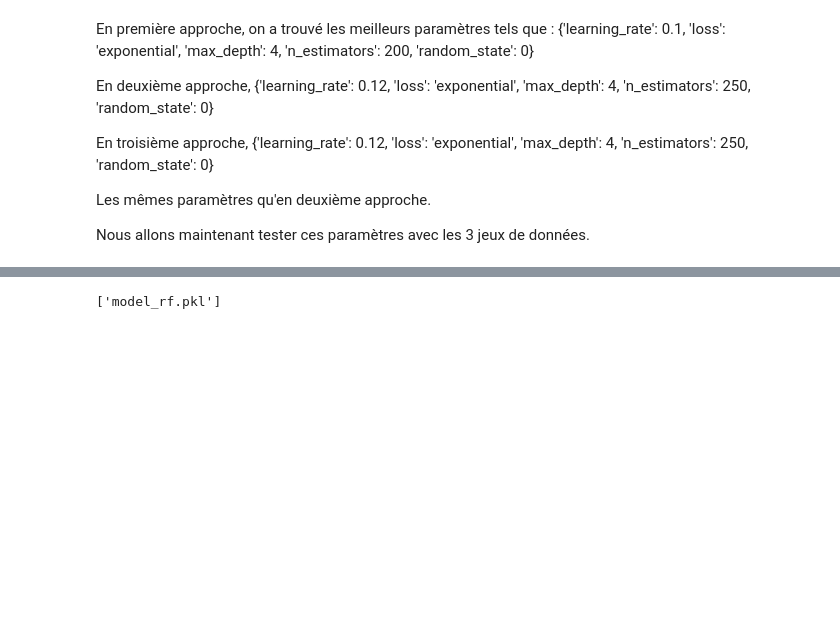
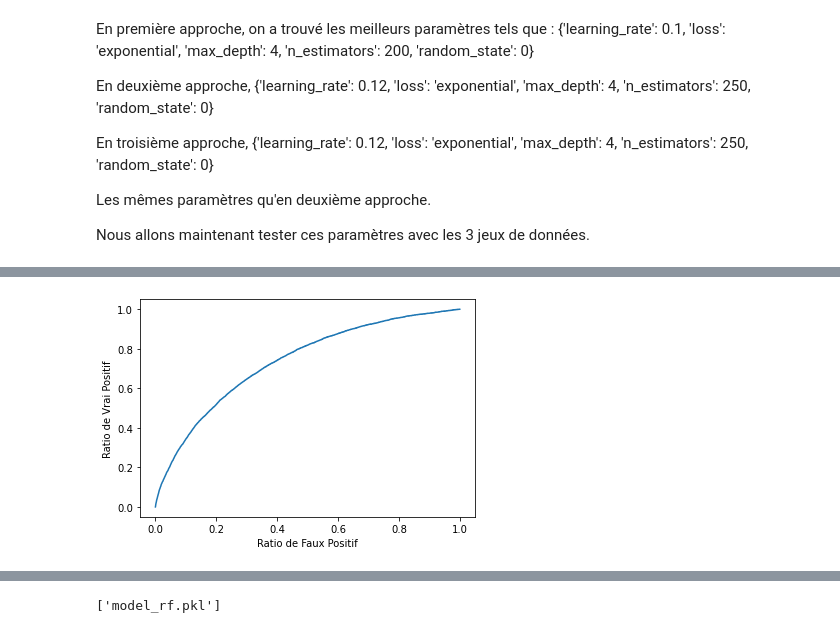
Before and after one commit to TravelAsATeam/OpenClassroomsP7, a Jupyter notebook: Model.ipynb, the cells around one changed output, grey strips where cells are left out. Saved outputs shown, nothing was run; the diff lists cells and outputs as text; code cells hidden in the pictures; blank space fills up the shorter version.

```diff
--- a/Model.ipynb
+++ b/Model.ipynb
@@ -622,0 +666,90 @@ Pour ces raisons, c'est ce modèle que l'on utilisera par la suite pour l'API.
+# %%
+# Balanced Random Forest avec Gradient Boosting
+from imblearn.ensemble import BalancedRandomForestClassifier
+# Entrainement sur le jeu de données déséquilibré
+rfb_imb = BalancedRandomForestClassifier(max_depth = 8, n_estimators = 200, n_jobs = -1,
+                                         random_state = 0)
+start = time()
+rfb_imb.fit(X_train, y_train)
+end = time()
+time_rfb_imb_train = end - start
+print("Training Time: {:.2f}".format(time_rfb_imb_train))
+# Prédiction
+start = time()
+y_rfb_imb_pred = rfb_imb.predict(X_test)
+end = time()
+time_rfb_imb_pred = end - start
+print("Testing Time: {:.2f}".format(time_rfb_imb_pred))
+# Métriques
+acc_rfb_imb = metrics.accuracy_score(y_test, y_rfb_imb_pred)
+print("Accuracy: {:.3f}".format(acc_rfb_imb))
+fbeta_rfb_imb = metrics.fbeta_score(y_test, y_rfb_imb_pred, beta=3.16)
+print("Fbeta: {:.3f}".format(fbeta_rfb_imb))
+confusion_rfb_imb = metrics.confusion_matrix(y_test, y_rfb_imb_pred)
+print(confusion_rfb_imb)
+print(metrics.classification_report(y_test, y_rfb_imb_pred))
+# Courbe ROC
+fpr, tpr, _ = metrics.roc_curve(y_test,  rfb_imb.predict_proba(X_test)[:,1])
+plt.plot(fpr,tpr)
+plt.ylabel('Ratio de Vrai Positif')
+plt.xlabel('Ratio de Faux Positif')
+plt.show()
+
+# Entrainement sur le jeu de données sous échantillonné
+rfb_rus = BalancedRandomForestClassifier(max_depth = 8, n_estimators = 200, n_jobs = -1,
+                                         random_state = 0)
+start = time()
+rfb_rus.fit(X_train_rus, y_train_rus)
+end = time()
+time_rfb_rus_train = end - start
+print("Training Time: {:.2f}".format(time_rfb_rus_train))
+# Prédiction
+start = time()
+y_rfb_rus_pred = rfb_rus.predict(X_test)
+end = time()
+time_rfb_rus_pred = end - start
+print("Testing Time: {:.2f}".format(time_rfb_rus_pred))
+# Métriques
+acc_rfb_rus = metrics.accuracy_score(y_test, y_rfb_rus_pred)
+print("Accuracy: {:.3f}".format(acc_rfb_rus))
+fbeta_rfb_rus = metrics.fbeta_score(y_test, y_rfb_rus_pred, beta=3.16)
+print("Fbeta: {:.3f}".format(fbeta_rfb_rus))
+confusion_rfb_rus = metrics.confusion_matrix(y_test, y_rfb_rus_pred)
+print(confusion_rfb_rus)
+print(metrics.classification_report(y_test, y_rfb_rus_pred))
+# Courbe ROC
+fpr, tpr, _ = metrics.roc_curve(y_test,  rfb_rus.predict_proba(X_test)[:,1])
+plt.plot(fpr,tpr)
+plt.ylabel('Ratio de Vrai Positif')
+plt.xlabel('Ratio de FAux Positif')
+plt.show()
+
+# Entrainement sur le jeu de données sur-échantillonné
+rfb_smote = BalancedRandomForestClassifier(max_depth = 8, n_estimators = 200, n_jobs = -1,
+                                         random_state = 0)
+start = time()
+rfb_smote.fit(X_train_smote, y_train_smote)
+end = time()
+time_rfb_smote_train = end - start
+print("Training Time: {:.2f}".format(time_rfb_smote_train))
+# Prédiction
+start = time()
+y_rfb_smote_pred = rfb_smote.predict(X_test)
+end = time()
+time_rfb_smote_pred = end - start
+print("Testing Time: {:.2f}".format(time_rfb_smote_pred))
+# Métriques
+acc_rfb_smote = metrics.accuracy_score(y_test, y_rfb_smote_pred)
+print("Accuracy: {:.3f}".format(acc_rfb_smote))
+fbeta_rfb_smote = metrics.fbeta_score(y_test, y_rfb_smote_pred, beta=3.16)
+print("Fbeta: {:.3f}".format(fbeta_rfb_smote))
+confusion_rfb_smote = metrics.confusion_matrix(y_test, y_rfb_smote_pred)
+print(confusion_rfb_smote)
+print(metrics.classification_report(y_test, y_rfb_smote_pred))
+# Courbe ROC
+fpr, tpr, _ = metrics.roc_curve(y_test,  rfb_smote.predict_proba(X_test)[:,1])
+plt.plot(fpr,tpr)
+plt.ylabel('Ratio de Vrai Positif')
+plt.xlabel('Ratio de FAux Positif')
+plt.show()
+# %% [output]
@@ -622,0 +770 @@ Pour ces raisons, c'est ce modèle que l'on utilisera par la suite pour l'API.
+[figure, added]
```
Also changed, not shown: parts of 20 cells of this notebook, 3 other files.
